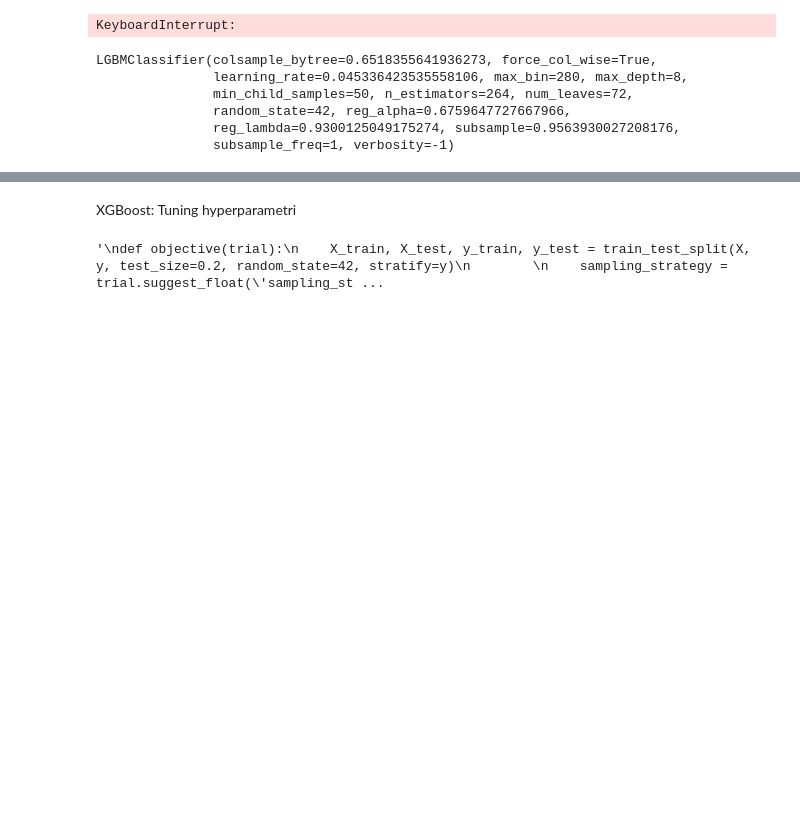
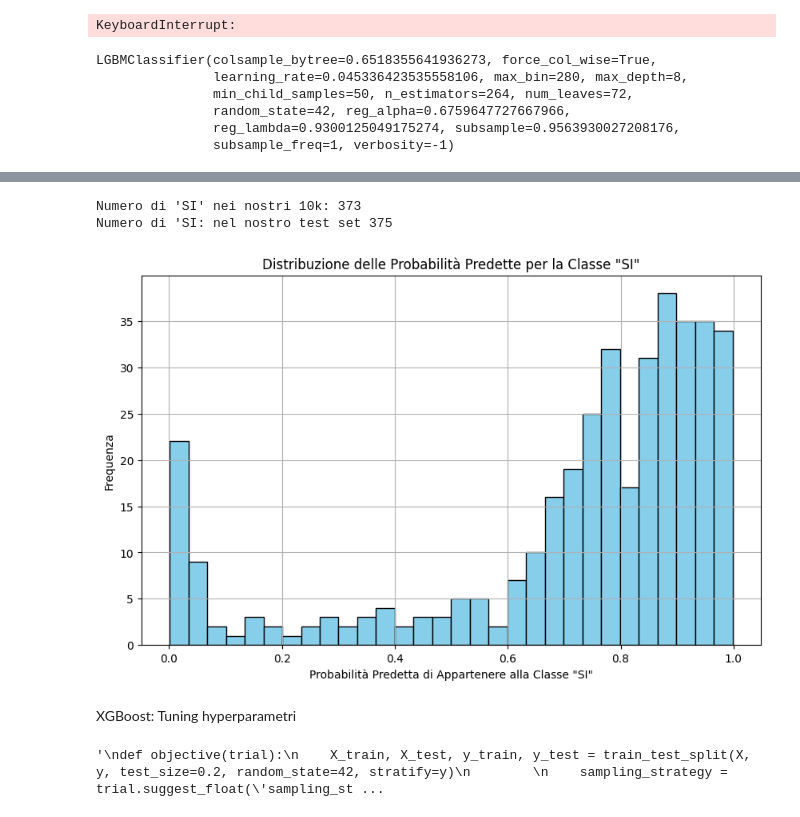
Before and after one commit to emanueleiacca/Analysis-on-Churn-Banking-Modeling-Dataset, a Jupyter notebook: Training.ipynb, the cells around one changed output, grey strips where cells are left out. Saved outputs shown, nothing was run; the diff lists cells and outputs as text; code cells hidden in the pictures; blank space fills up the shorter version.

```diff
--- a/Training.ipynb
+++ b/Training.ipynb
@@ -31,6 +28,7 @@ def clean_feature_names(df):
     return df
 # %%
 X_train, X_test, y_train, y_test = train_test_split(X, y, test_size=0.2, random_state=1, stratify=y)
+X_train = pd.get_dummies(X)
 
 missing_columns_train = set(XX.columns) - set(X_train.columns)
 for col in missing_columns_train:
@@ -43,7 +41,7 @@ for col in missing_columns_test:
 X_train = X_train[XX.columns]
 X_test = X_test[XX.columns]
 
-rus = RandomUnderSampler(sampling_strategy=0.03)  # mantiene una proporzione di 1:4 tra le classi minoritarie e maggioritarie
+rus = RandomUnderSampler(sampling_strategy=0.03)  # Proporzione è sempre 1:36, ho ipotizzato che il dataset su cui andremo a fare le nostre prediction sia delle stesse dimensioni di questo, 360k. Dovendo andare a prendere i top 10k clienti ho cercato di mantenere le stesse proporzioni
 X_train_res, y_train_res = rus.fit_resample(X_train, y_train)
 X_train_res = pd.get_dummies(X_train_res)
 X_test = pd.get_dummies(X_test)
@@ -187,3 +181,37 @@ LGBMClassifier(colsample_bytree=0.6518355641936273, force_col_wise=True,
                random_state=42, reg_alpha=0.6759647727667966,
                reg_lambda=0.9300125049175274, subsample=0.9563930027208176,
                subsample_freq=1, verbosity=-1)
+# %%
+X_train, X_test, y_train, y_test = train_test_split(X, y, test_size=0.2, random_state=19) #cambiamo lo split per vedere se i nostri dati overfittano
+X_train = pd.get_dummies(X_train)
+X_test = pd.get_dummies(X_test)
+
+missing_columns_train = set(X_train_res.columns) - set(X_train.columns)
+for col in missing_columns_train:
+    X_train[col] = 0
+
+missing_columns_test = set(X_train_res.columns) - set(X_test.columns)
+for col in missing_columns_test:
+    X_test[col] = 0
+
+X_train = X_train[X_train_res.columns]
+X_test = X_test[X_train_res.columns]
+
+X_train = clean_feature_names(X_train)
+X_test = clean_feature_names(X_test)
+X_train, X_test = X_train.align(X_test, join='inner', axis=1)
+
+#best_lgb_classifier.fit(X_train, y_train)
+lgbm_predictions = best_lgb_classifier.predict_proba(X_test)[:, 1]
+
+results_df = pd.DataFrame({
+    'y_test': y_test,
+    'y_pred_proba': lgbm_predictions
+
+})
+
+#selezioniamo top 10k clienti con possibilità di essere SI
+results_df_si = results_df
+results_df_si_sorted = results_df_si.sort_values(by='y_pred_proba', ascending=False)
+top_10000_si = results_df_si_sorted.head(10000)
+print(top_10000_si)
@@ -190,3 +233,23 @@ LGBMClassifier(colsample_bytree=0.6518355641936273, force_col_wise=True,
+# %%
+count_si = top_10000_si[top_10000_si['y_test'] == 1].shape[0]
+
+print("Numero di 'SI' nei nostri 10k:", count_si)
+count_ones = np.sum(y_test == 1)
+
+print("Numero di 'SI: nel nostro test set", count_ones)
+# %% [output]
+Numero di 'SI' nei nostri 10k: 373
+Numero di 'SI: nel nostro test set 375
+# %%
+plt.figure(figsize=(10, 6))
+plt.hist( top_10000_si[top_10000_si['y_test'] == 1]['y_pred_proba'], bins=30, color='skyblue', edgecolor='black')
+plt.title('Distribuzione delle Probabilità Predette per la Classe "SI"')
+plt.xlabel('Probabilità Predetta di Appartenere alla Classe "SI"')
+plt.ylabel('Frequenza')
+plt.grid(True)
+plt.show()
+# %% [output]
+[figure, added]
 # %% [markdown]
 XGBoost: Tuning hyperparametri
 # %%
```
Also changed, not shown: parts of 21 cells of this notebook, 5 other files.
